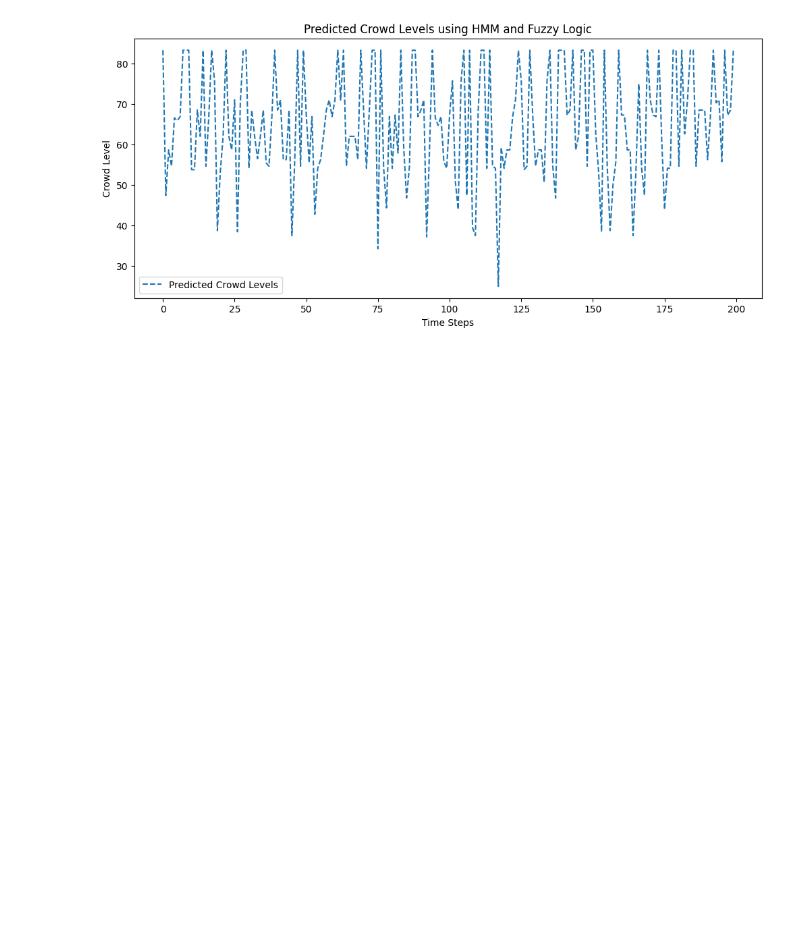
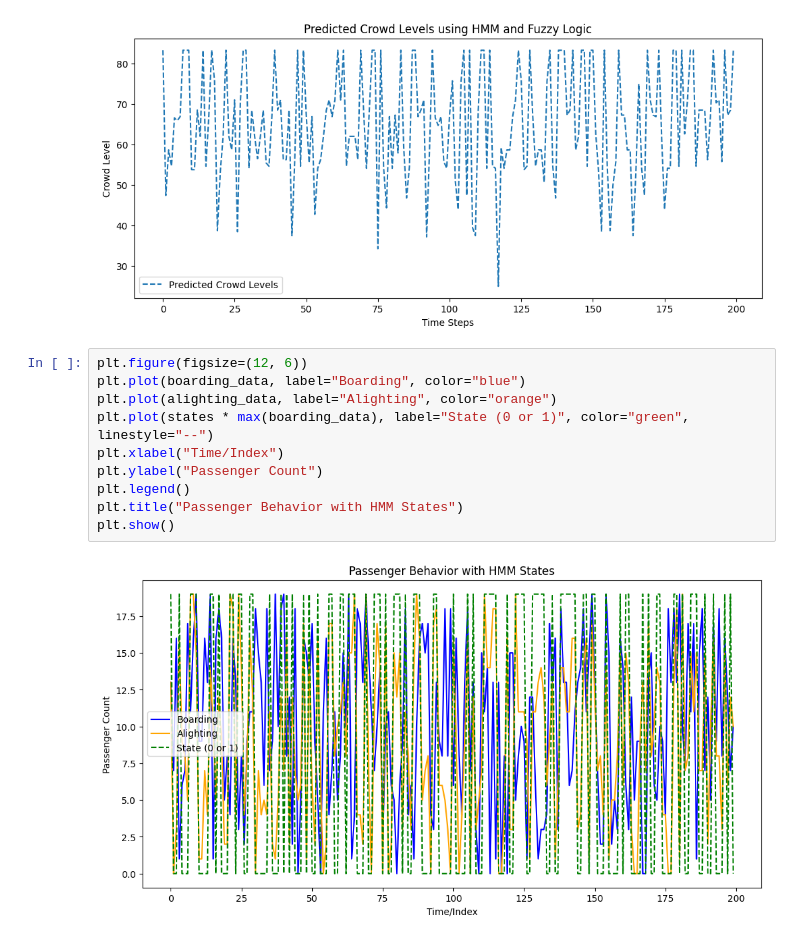
Before and after one commit to Phionanamugga/Predicting_Passenger_Flow_in_Autonomous_Transport, a Jupyter notebook: Predicting_Passenger_Flow_in_Autonomous_Transport.ipynb, the cells around one changed output. Drawn from its saved outputs; the diff is of its cells as text; blank space fills up the shorter version.

Commit message:
visualizes passenger behavior with hmm states[Delivers#189008568]

```diff
--- a/Predicting_Passenger_Flow_in_Autonomous_Transport.ipynb
+++ b/Predicting_Passenger_Flow_in_Autonomous_Transport.ipynb
@@ -55,3 +55,15 @@ plt.legend()
 plt.show()
 # %% [output]
 [figure]
+# %%
+plt.figure(figsize=(12, 6))
+plt.plot(boarding_data, label="Boarding", color="blue")
+plt.plot(alighting_data, label="Alighting", color="orange")
+plt.plot(states * max(boarding_data), label="State (0 or 1)", color="green", linestyle="--")
+plt.xlabel("Time/Index")
+plt.ylabel("Passenger Count")
+plt.legend()
+plt.title("Passenger Behavior with HMM States")
+plt.show()
+# %% [output]
+[figure, added]
```
